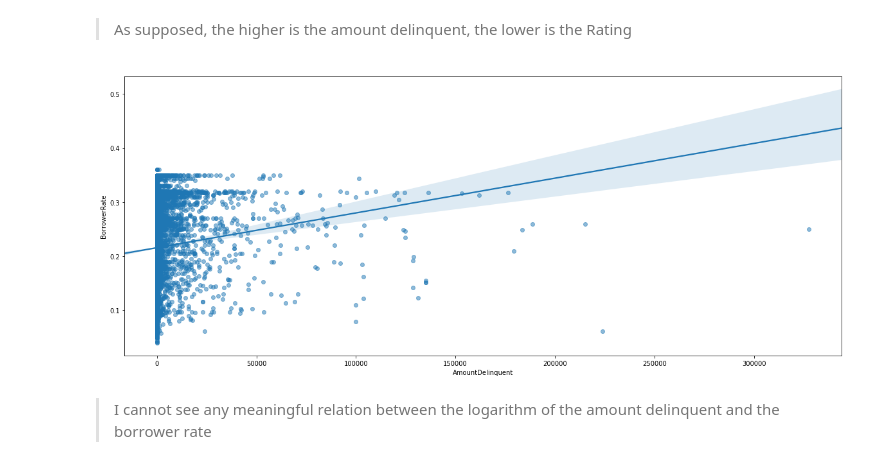
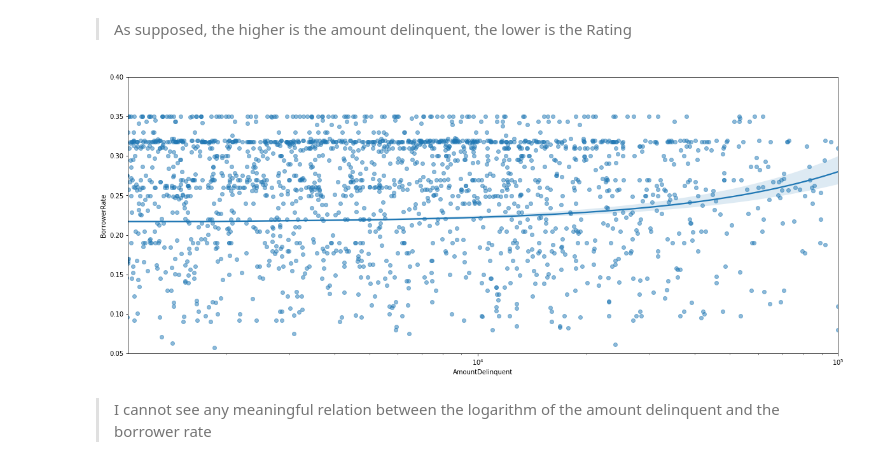
Before and after one commit to FedericoFin/ProsperLoan-Data-Visualization, a Jupyter notebook: Prosper Loan - Data Visualization.ipynb, the cells around one changed output. Saved outputs shown, nothing was run; the diff lists cells and outputs as text; code cells hidden in the pictures.

```diff
--- a/Prosper Loan - Data Visualization.ipynb
+++ b/Prosper Loan - Data Visualization.ipynb
@@ -894,9 +917,11 @@ ax = sns.barplot(data = LoanDataOutcome, x = 'ProsperRating (numeric)', y = 'Amo
 # %%
 plt.figure(figsize = [20, 8])
 sns.regplot(data = LoanDataOutcome, x= 'AmountDelinquent', y='BorrowerRate', scatter_kws = {'alpha' : 0.5} );
-#plt.xscale('log')
+plt.xscale('log')
+plt.xlim(0,100000);
+plt.ylim(0.05,0.4);
 # %% [output]
-[figure, old version]
+[figure, new version]
 # %% [markdown]
 > I cannot see any meaningful relation between the logarithm of the amount delinquent and the borrower rate
 # %% [markdown]
```
Also changed, not shown: parts of 28 cells of this notebook.
